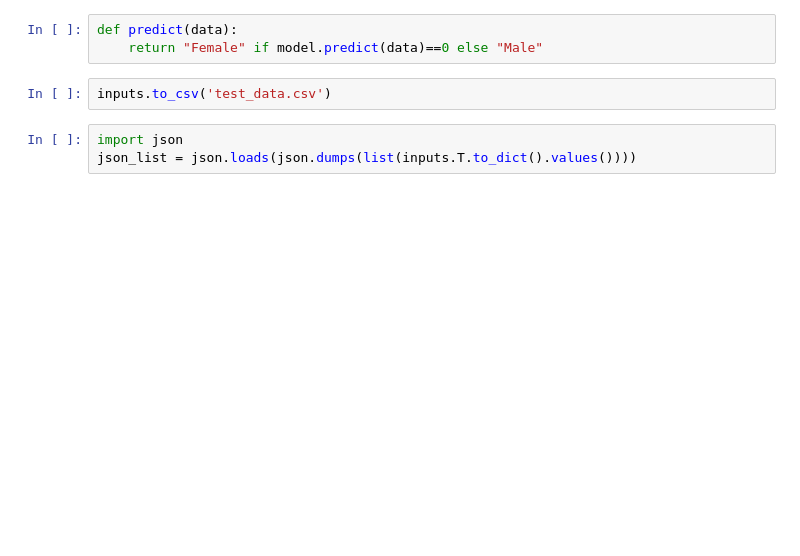
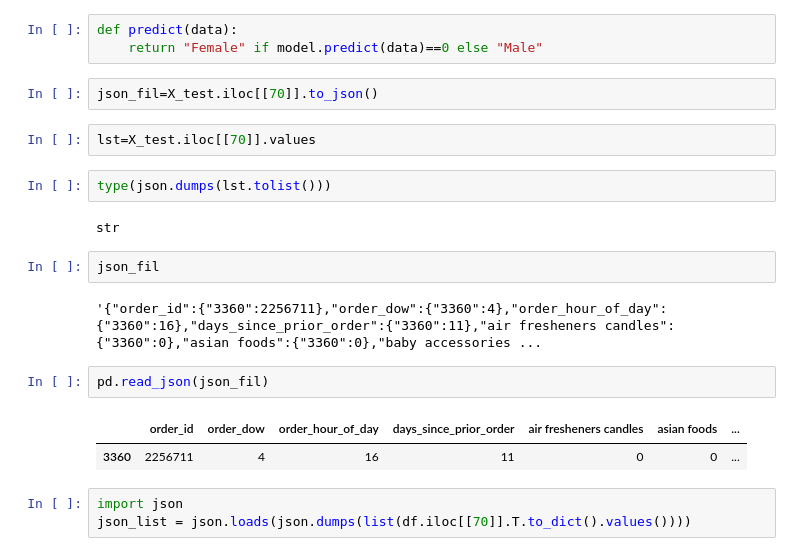
Before and after one commit to KhuzaimahAziz/ds_task2, a Jupyter notebook: Task2.ipynb, the cells around one changed output. Saved outputs shown, nothing was run; the diff lists cells and outputs as text; blank space fills up the shorter version.

```diff
--- a/Task2.ipynb
+++ b/Task2.ipynb
@@ -173,9 +170,24 @@ def prepare_data(row_num):
 # %%
 def predict(data):
     return "Female" if model.predict(data)==0 else "Male"
-# %%
-inputs.to_csv('test_data.csv')
+# %%
+json_fil=X_test.iloc[[70]].to_json()
+# %%
+lst=X_test.iloc[[70]].values
+# %%
+type(json.dumps(lst.tolist()))
+# %% [output]
+str
+# %%
+json_fil
+# %% [output]
+'{"order_id":{"3360":2256711},"order_dow":{"3360":4},"order_hour_of_day":{"3360":16},"days_since_prior_order":{"3360":11},"air fresheners candles":{"3360":0},"asian foods":{"3360":0},"baby accessories ...
+# %%
+pd.read_json(json_fil)
+# %% [output]
+|  | order_id | order_dow | order_hour_of_day | days_since_prior_order | air fresheners candles | asian foods | ... |
+| 3360 | 2256711 | 4 | 16 | 11 | 0 | 0 | ... |
 # %%
 import json
-json_list = json.loads(json.dumps(list(inputs.T.to_dict().values())))
+json_list = json.loads(json.dumps(list(df.iloc[[70]].T.to_dict().values())))
 # %%
```
Also changed, not shown: parts of 10 cells of this notebook, 2 other files.
